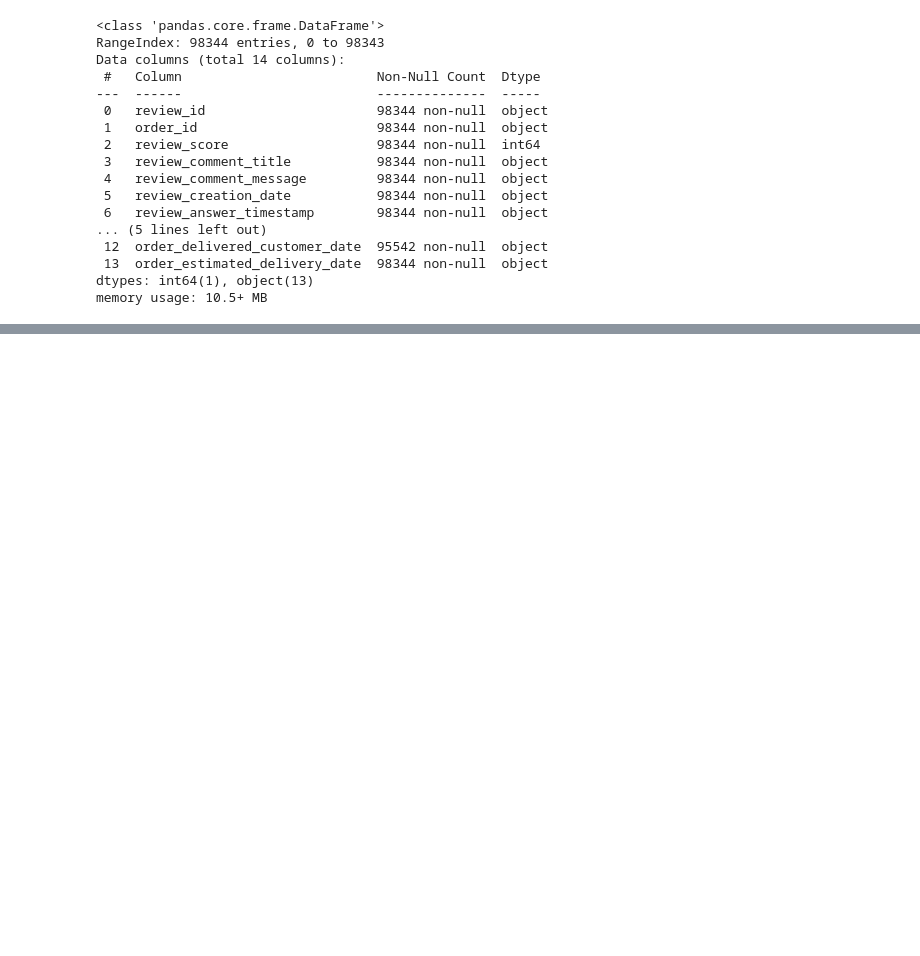
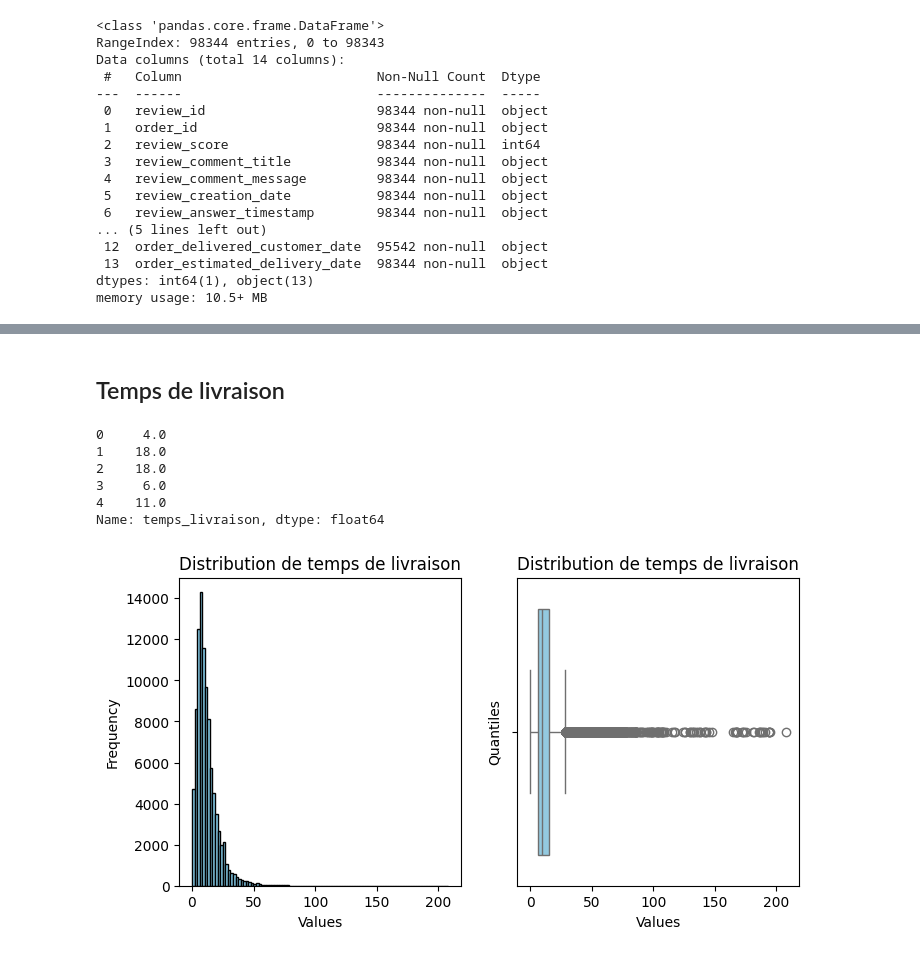
Before and after one commit to charles-42/date_engineer_week_brief, a Jupyter notebook: analyse.ipynb, the cells around one changed output, grey strips where cells are left out. Cells and saved outputs as stored; diff of their text form; code cells hidden in the pictures; blank space fills up the shorter version.

Commit message:
analyse orders

```diff
--- a/analyse.ipynb
+++ b/analyse.ipynb
@@ -113,0 +129,5 @@ memory usage: 10.5+ MB
+# %%
+from utils import import_clean_dataset
+
+df = import_clean_dataset()
+df['score'] = df['review_score'].apply(lambda x : 1 if x==5 else 0)
@@ -113,0 +154,35 @@ memory usage: 10.5+ MB
+# %% [markdown]
+## Temps de livraison
+# %%
+df["temps_livraison"] = (df.order_delivered_customer_date - df.order_purchase_timestamp).dt.days
+# %%
+df["temps_livraison"].head()
+# %% [output]
+0     4.0
+1    18.0
+2    18.0
+3     6.0
+4    11.0
+Name: temps_livraison, dtype: float64
+# %%
+fig, (ax1,ax2) = plt.subplots(1,2, figsize=(8, 4))
+# Plot the histogram
+ax1.hist(df.temps_livraison, bins=100, color='skyblue', edgecolor='black')
+
+# Add labels and title
+ax1.set_xlabel('Values')
+ax1.set_ylabel('Frequency')
+ax1.set_title('Distribution de temps de livraison')
+
+# Plot the histogram
+ax2 = sns.boxplot(x=df.temps_livraison, color='skyblue')
+
+# Add labels and title
+ax2.set_xlabel('Values')
+ax2.set_ylabel('Quantiles')
+ax2.set_title('Distribution de temps de livraison')
+
+# Show the plot
+plt.show()
+# %% [output]
+[figure, added]
```
Also changed, not shown: parts of 20 cells of this notebook, 2 other files.
